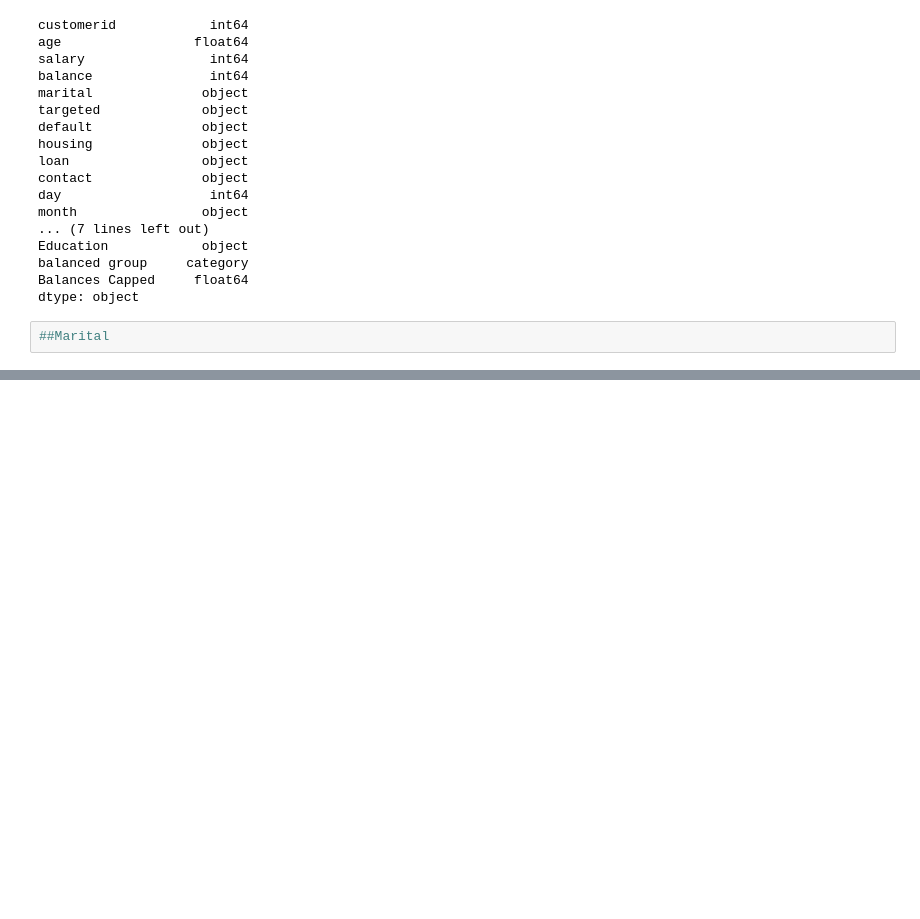
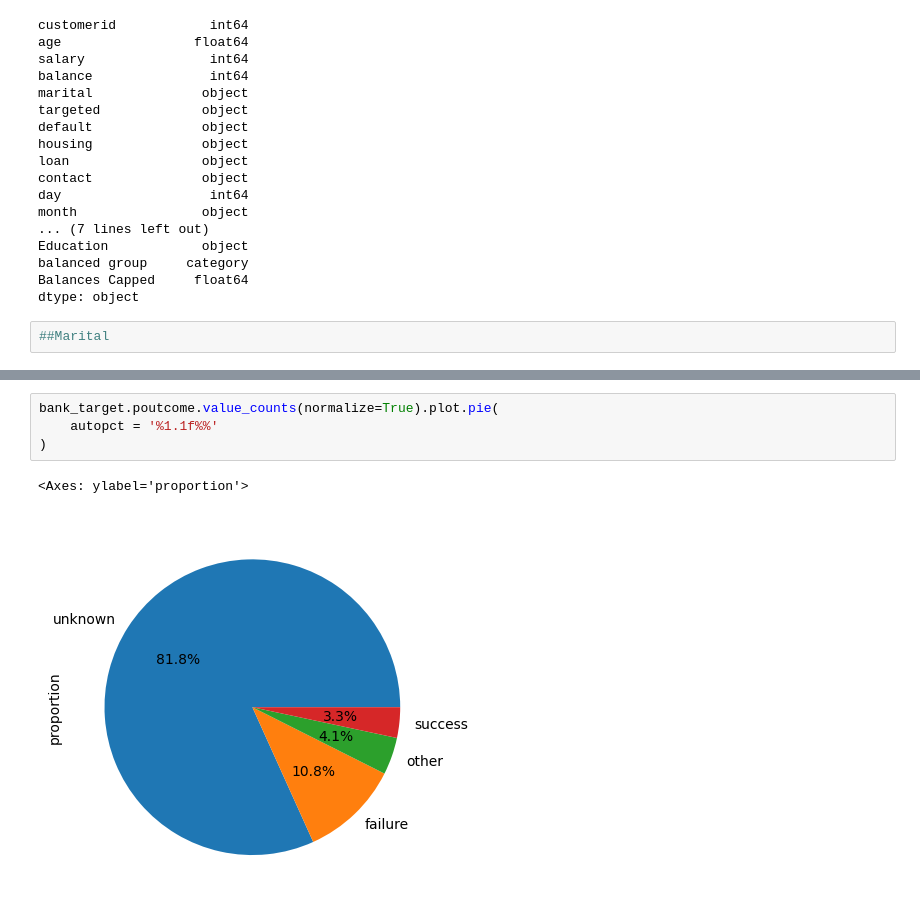
Before and after one commit to Rushank14/Python-Notebooks, a Jupyter notebook: notebooks/EDA.ipynb, the cells around one changed output, grey strips where cells are left out. Cells and saved outputs as stored; diff of their text form; blank space fills up the shorter version.

```diff
--- a/notebooks/EDA.ipynb
+++ b/notebooks/EDA.ipynb
@@ -460,0 +564,7 @@ dtype: object
+# %%
+bank_target.poutcome.value_counts(normalize=True).plot.pie(
+    autopct = '%1.1f%%'
+)
+# %% [output]
+<Axes: ylabel='proportion'>
+[figure, added]
```
Also changed, not shown: parts of 22 cells of this notebook, 1 other file.
